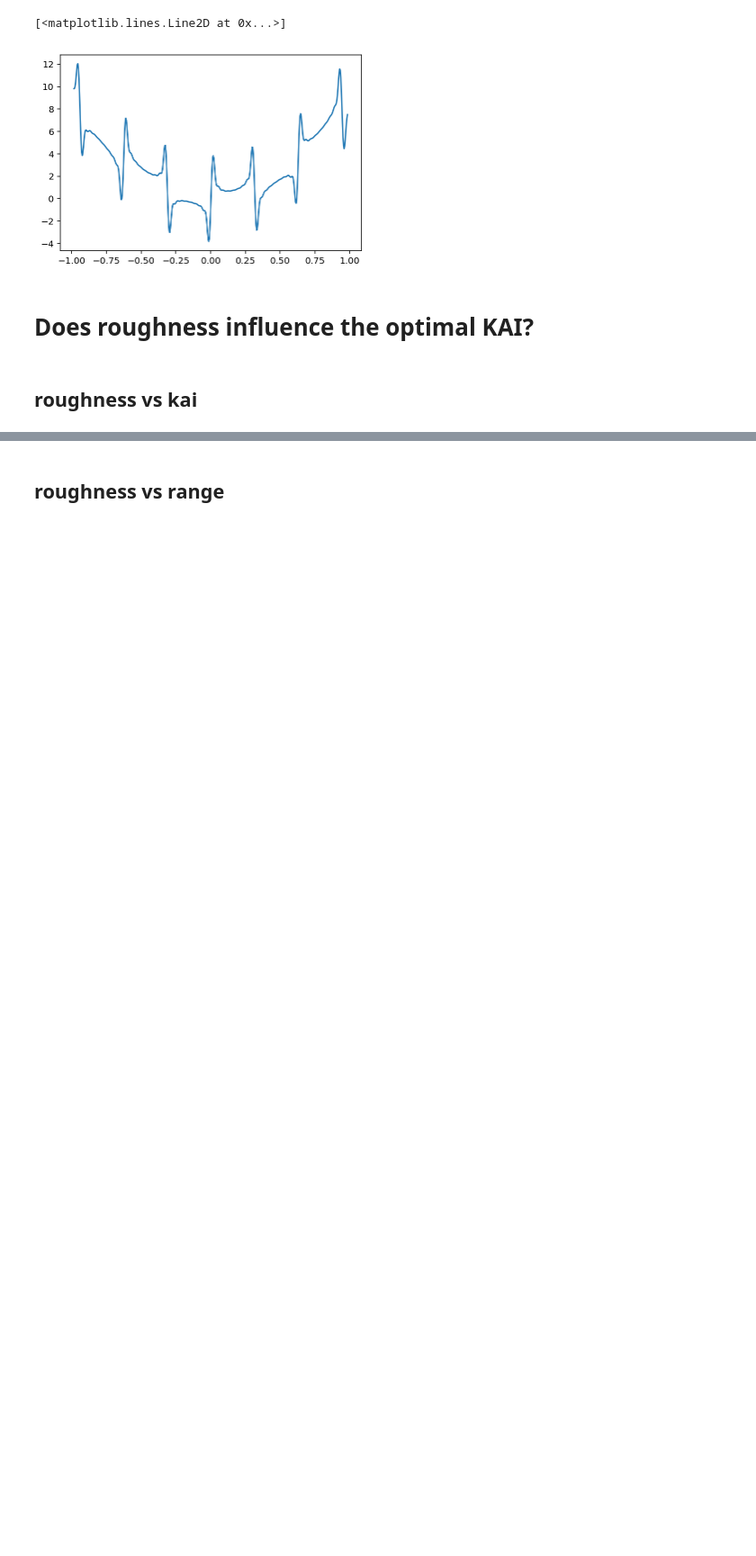
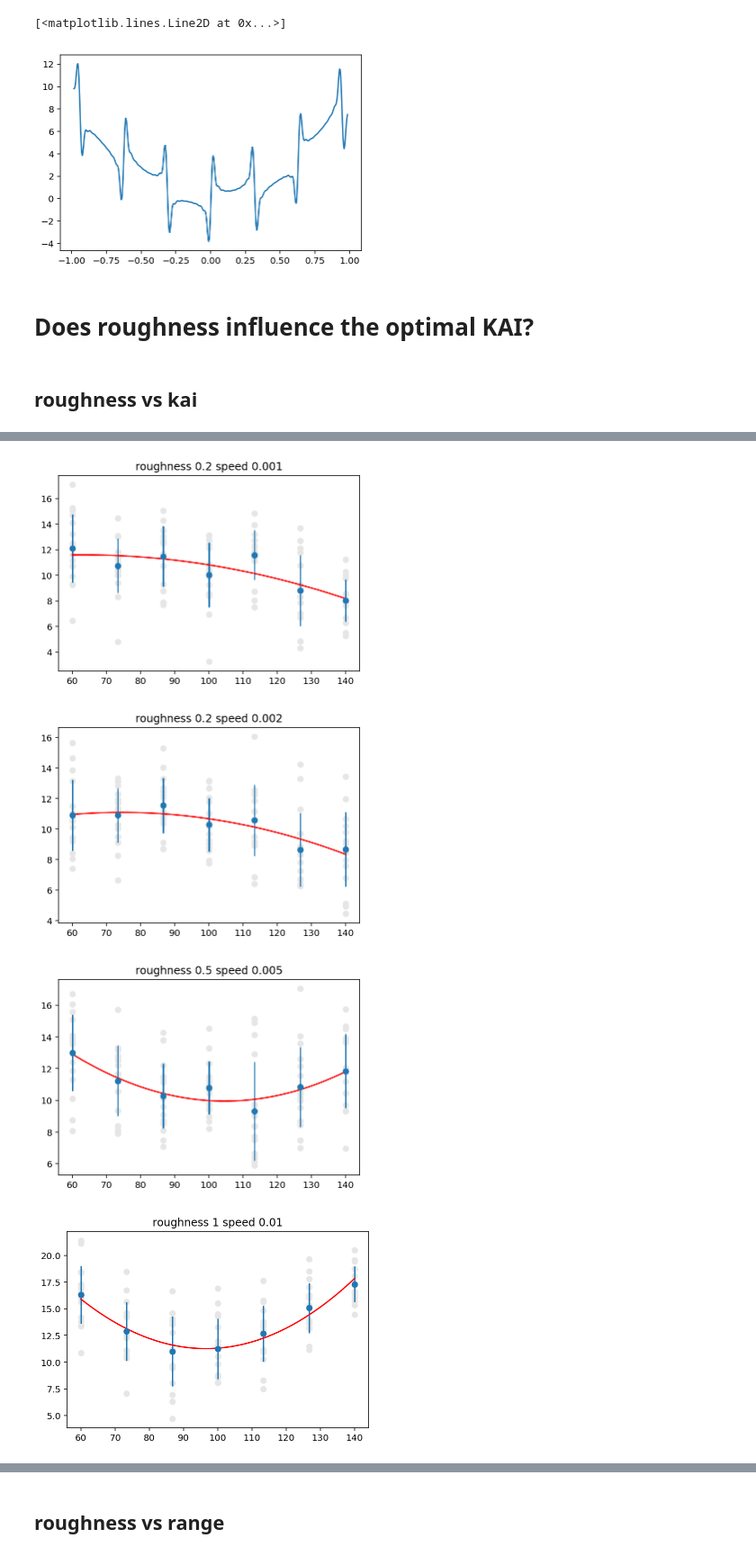
Before and after one commit to sammlapp/SAE_ABM, a Jupyter notebook: ABM_testFunctions_currentScore.ipynb, the cells around one changed output, grey strips where cells are left out. Shown at 90% size. Saved outputs shown, nothing was run; the diff lists cells and outputs as text; code cells hidden in the pictures; blank space fills up the shorter version.

```diff
--- a/ABM_testFunctions_currentScore.ipynb
+++ b/ABM_testFunctions_currentScore.ipynb
@@ -1557,32 +1657,36 @@ curatedTeams = True
 # AVG_SPEED = .02 #.002
 
 #Just examine one part
-# UNIFORM_SPEED = False
-# UNIFORM_TEMP = False
-# RG_STRENGTH = 10
-# SO_STRENGTH = 10
+UNIFORM_SPEED = True
+UNIFORM_TEMP = True # False
+RG_STRENGTH = 10#10
+SO_STRENGTH = 10#10
 
-nAgents = 10
-nTeams = 5
+nAgents = 6#10
+nTeams = 2
 nDims = 10
 
 agentTeams = specializedTeams(nAgents,nTeams)
 teamDims = teamDimensions(nDims,nTeams)
 
-pComm = 0 # np.linspace(0,.5,10)
+pComm = 0.2 # np.linspace(0,.5,10)
 
-steps = 100
-reps = 4
-aiScores = np.linspace(70,130,5)
+steps = 100 #100
+reps = 16
+aiScores = np.linspace(60,140,7)
 aiRange = 0
 aiRanges = np.linspace(0,50,5)
 aiScore = 100
 
 meetingTimes = 20
 
-roughnesses = np.logspace(-.5,.5,4,base=10)#np.logspace(-1.7,1,8,base=10)#np.linspace(1,5,3)
+roughnesses = [.2,.2,.5,1,2,5] #np.logspace(-1,.7,6,base=10)#np.logspace(-1.7,1,8,base=10)#np.linspace(1,5,3)
+speeds = [.001,.002,.005,.01,.02,.05]#np.linspace(.001,.02,len(roughnesses))#np.linspace(-1.5,.7,4)
+
 roughnessMatrix = []
-for ROUGHNESS in roughnesses:#,8,16,32,64]:
+for i in range(len(roughnesses)):
+    ROUGHNESS = roughnesses[i]#,8,16,32,64]:
+    AVG_SPEED = speeds[i]
     agentTeams = specializedTeams(nAgents,nTeams)
     teamDims = teamDimensions(nDims,nTeams)
     scoresForAI = []
@@ -1598,8 +1710,18 @@ chaching()
 # %%
 for i in range(len(roughnessMatrix)):
     allScores = [ r for row in roughnessMatrix[i] for r in row]
-    ranges = [aiR for aiR in aiScores for i in range(reps)]
-    plt.scatter(ranges,allScores,c=[.9,.9,.9])
-    plotCategoricalMeans(ranges,allScores)
-    plt.title("roughness %s" % roughnesses[i])
+    kai = [aiR for aiR in aiScores for i in range(reps)]
+    plt.scatter(kai,allScores,c=[.9,.9,.9])
+    plotCategoricalMeans(kai,allScores)
+
+    p = np.polyfit(kai,allScores,2)
+    z = np.poly1d(p)
+    x1 = np.linspace(min(kai),max(kai),100)
+    plt.plot(x1,z(x1),color='red')
+    plt.title("roughness %s speed %s" % (roughnesses[i], speeds[i]))
     plt.show()
+# %% [output]
+[figure, added]
+[figure, added]
+[figure, added]
+[figure, added]
```
Also changed, not shown: parts of 37 cells of this notebook.
